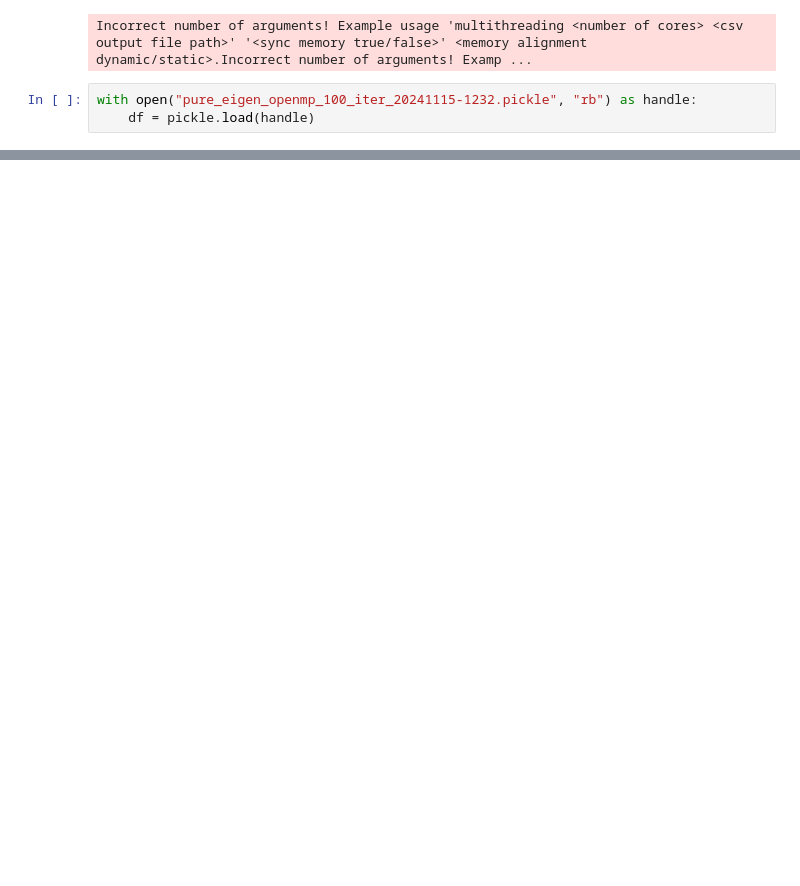
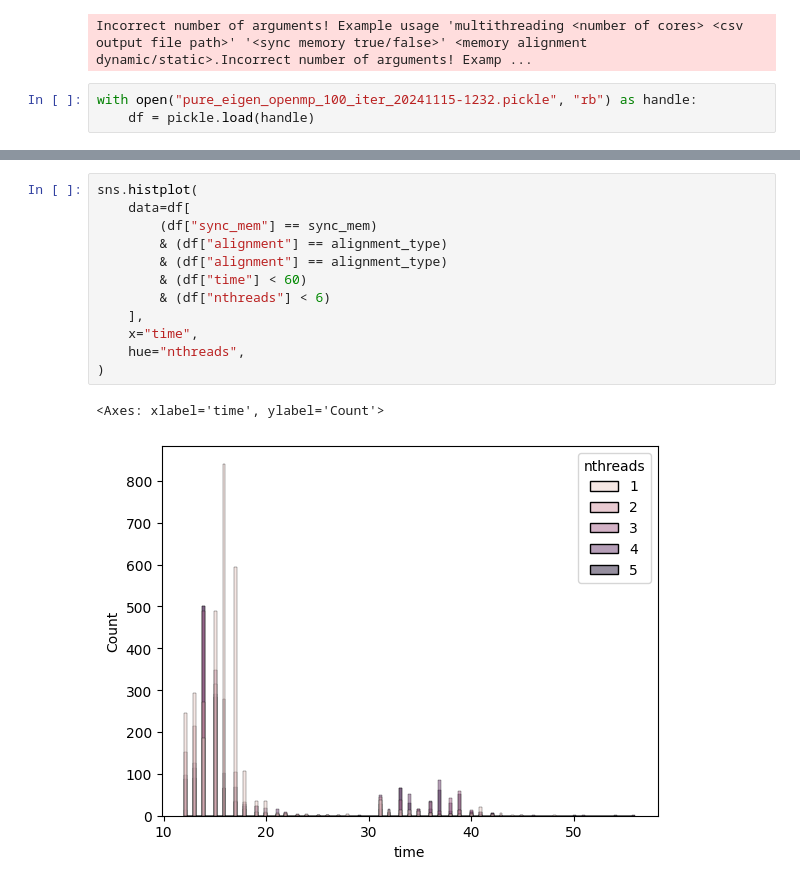
Before and after one commit to Kotochleb/crocoddyl-multithreading-benchmark, a Jupyter notebook: experiments/pure_eigen_openmp/notebooks/pure_eigen_openmp.ipynb, the cells around one changed output, grey strips where cells are left out. Drawn from its saved outputs; the diff is of its cells as text; blank space fills up the shorter version.

```diff
--- a/experiments/pure_eigen_openmp/notebooks/pure_eigen_openmp.ipynb
+++ b/experiments/pure_eigen_openmp/notebooks/pure_eigen_openmp.ipynb
@@ -128,3 +130,18 @@ legend = axs.legend()
+# %%
+sns.histplot(
+    data=df[
+        (df["sync_mem"] == sync_mem)
+        & (df["alignment"] == alignment_type)
+        & (df["alignment"] == alignment_type)
+        & (df["time"] < 60)
+        & (df["nthreads"] < 6)
+    ],
+    x="time",
+    hue="nthreads",
+)
+# %% [output]
+<Axes: xlabel='time', ylabel='Count'>
+[figure, added]
 # %%
 fig, axs = plt.subplots(1, 1, sharex=True)
 fig.set_figheight(10)
```
Also changed, not shown: parts of 9 cells of this notebook, 7 other files.
